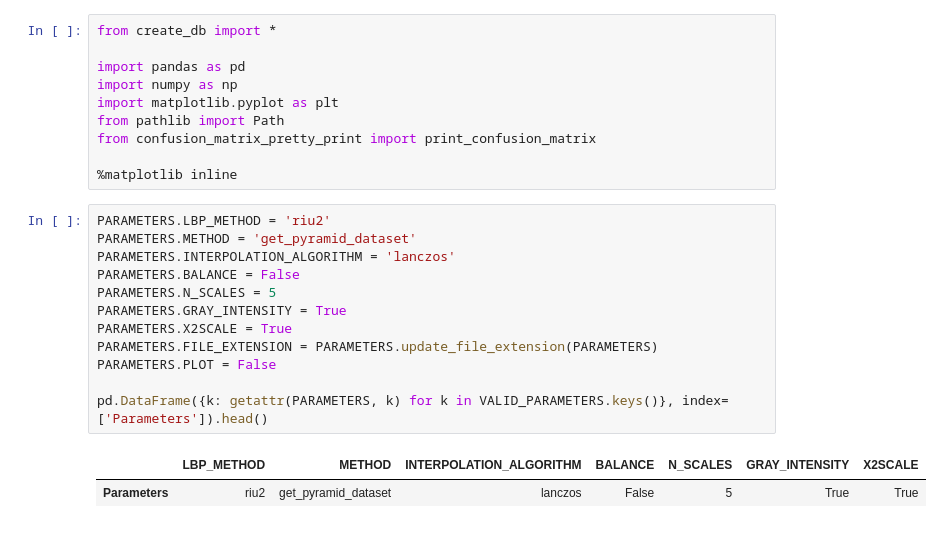
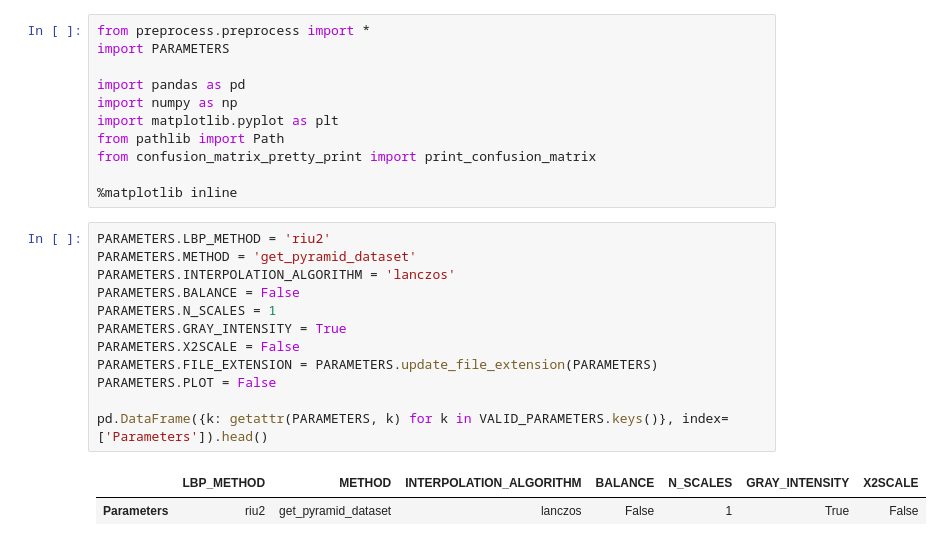
Before and after one commit to f-castellanos/lbp-pyramid, a Jupyter notebook: radius.ipynb, the cells around one changed output. Cells and saved outputs as stored; diff of their text form.

```diff
--- a/radius.ipynb
+++ b/radius.ipynb
@@ -1,5 +1,6 @@
 # %%
-from create_db import *
+from preprocess.preprocess import *
+import PARAMETERS
 
 import pandas as pd
 import numpy as np
@@ -11,16 +12,16 @@ from confusion_matrix_pretty_print import print_confusion_matrix
 # %%
 PARAMETERS.LBP_METHOD = 'riu2'
 PARAMETERS.METHOD = 'get_pyramid_dataset'
 PARAMETERS.INTERPOLATION_ALGORITHM = 'lanczos'
 PARAMETERS.BALANCE = False
-PARAMETERS.N_SCALES = 5
+PARAMETERS.N_SCALES = 1
 PARAMETERS.GRAY_INTENSITY = True
-PARAMETERS.X2SCALE = True
+PARAMETERS.X2SCALE = False
 PARAMETERS.FILE_EXTENSION = PARAMETERS.update_file_extension(PARAMETERS)
 PARAMETERS.PLOT = False
 
 pd.DataFrame({k: getattr(PARAMETERS, k) for k in VALID_PARAMETERS.keys()}, index=['Parameters']).head()
 # %% [output]
 |  | LBP_METHOD | METHOD | INTERPOLATION_ALGORITHM | BALANCE | N_SCALES | GRAY_INTENSITY | X2SCALE |
-| Parameters | riu2 | get_pyramid_dataset | lanczos | False | 5 | True | True |
+| Parameters | riu2 | get_pyramid_dataset | lanczos | False | 1 | True | False |
 # %%
```
Also changed, not shown: parts of 12 cells of this notebook, 4 other files.
